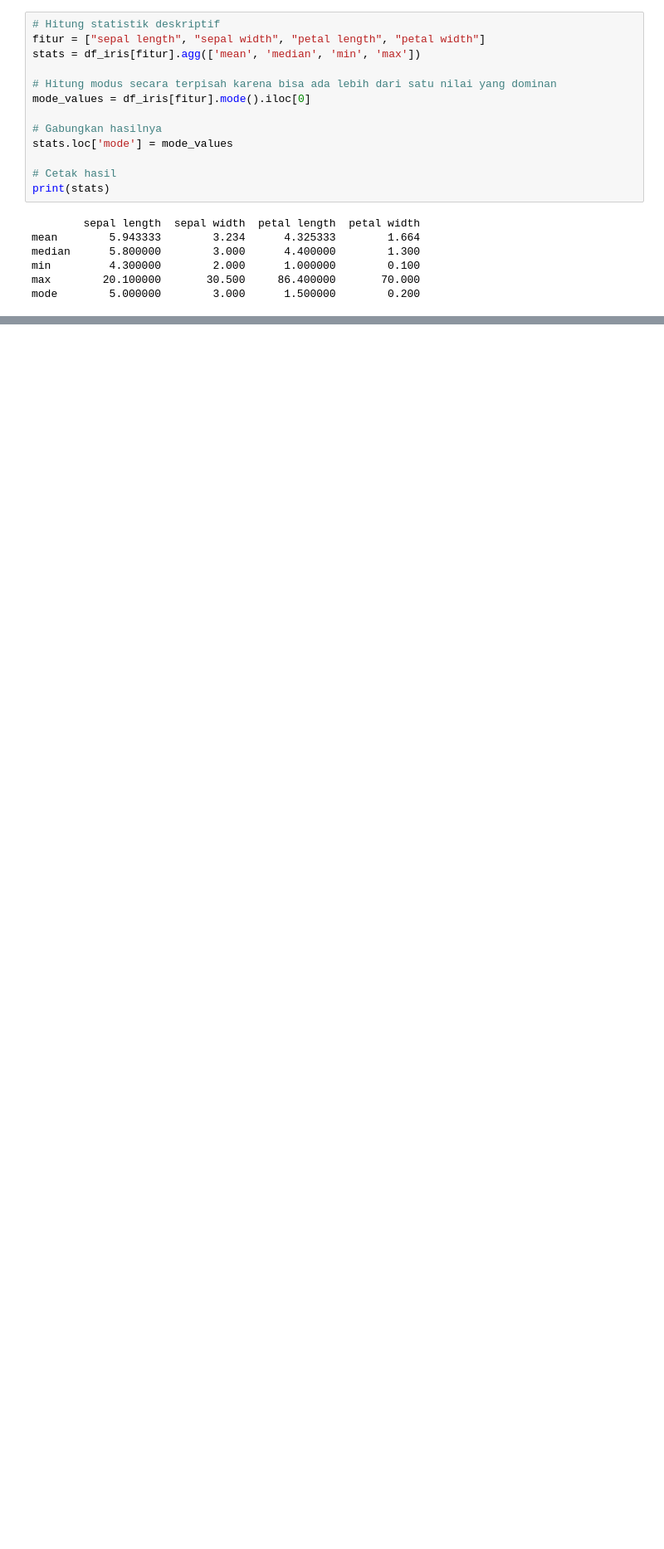
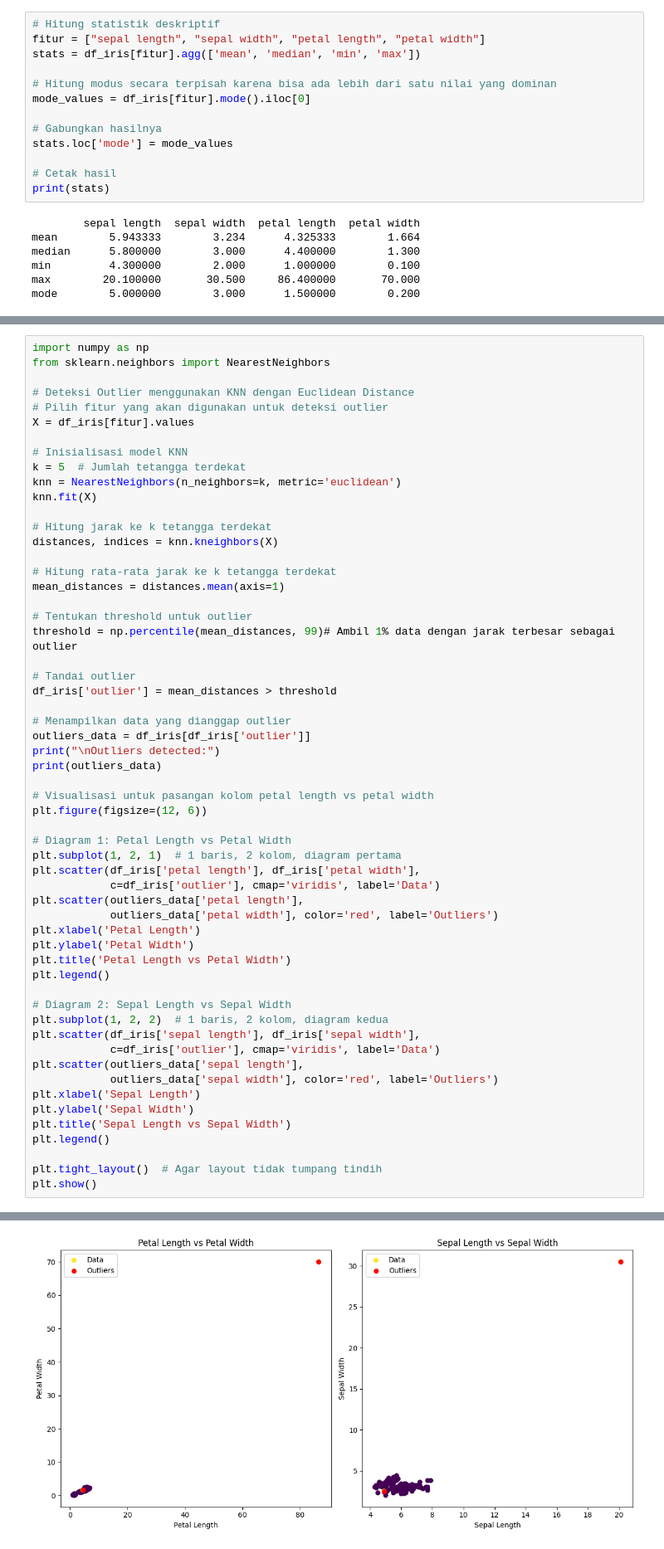
Before and after one commit to Zulfri-23-176/tryPendat, a Jupyter notebook: pendat/Pendat_Tugas_1.ipynb, the cells around one changed output, grey strips where cells are left out. Shown at 83% size. Cells and saved outputs as stored; diff of their text form; blank space fills up the shorter version.

Commit message:
KKN and Outliers

```diff
--- a/pendat/Pendat_Tugas_1.ipynb
+++ b/pendat/Pendat_Tugas_1.ipynb
@@ -238,0 +317,58 @@ plt.show()
+# %%
+import numpy as np
+from sklearn.neighbors import NearestNeighbors
+
+# Deteksi Outlier menggunakan KNN dengan Euclidean Distance
+# Pilih fitur yang akan digunakan untuk deteksi outlier
+X = df_iris[fitur].values
+
+# Inisialisasi model KNN
+k = 5  # Jumlah tetangga terdekat
+knn = NearestNeighbors(n_neighbors=k, metric='euclidean')
+knn.fit(X)
+
+# Hitung jarak ke k tetangga terdekat
+distances, indices = knn.kneighbors(X)
+
+# Hitung rata-rata jarak ke k tetangga terdekat
+mean_distances = distances.mean(axis=1)
+
+# Tentukan threshold untuk outlier
+threshold = np.percentile(mean_distances, 99)# Ambil 1% data dengan jarak terbesar sebagai outlier
+
+# Tandai outlier
+df_iris['outlier'] = mean_distances > threshold
+
+# Menampilkan data yang dianggap outlier
+outliers_data = df_iris[df_iris['outlier']]
+print("\nOutliers detected:")
+print(outliers_data)
+
+# Visualisasi untuk pasangan kolom petal length vs petal width
+plt.figure(figsize=(12, 6))
+
+# Diagram 1: Petal Length vs Petal Width
+plt.subplot(1, 2, 1)  # 1 baris, 2 kolom, diagram pertama
+plt.scatter(df_iris['petal length'], df_iris['petal width'],
+            c=df_iris['outlier'], cmap='viridis', label='Data')
+plt.scatter(outliers_data['petal length'],
+            outliers_data['petal width'], color='red', label='Outliers')
+plt.xlabel('Petal Length')
+plt.ylabel('Petal Width')
+plt.title('Petal Length vs Petal Width')
+plt.legend()
+
+# Diagram 2: Sepal Length vs Sepal Width
+plt.subplot(1, 2, 2)  # 1 baris, 2 kolom, diagram kedua
+plt.scatter(df_iris['sepal length'], df_iris['sepal width'],
+            c=df_iris['outlier'], cmap='viridis', label='Data')
+plt.scatter(outliers_data['sepal length'],
+            outliers_data['sepal width'], color='red', label='Outliers')
+plt.xlabel('Sepal Length')
+plt.ylabel('Sepal Width')
+plt.title('Sepal Length vs Sepal Width')
+plt.legend()
+
+plt.tight_layout()  # Agar layout tidak tumpang tindih
+plt.show()
+# %% [output]
@@ -238,0 +383 @@ plt.show()
+[figure, added]
```
Also changed, not shown: parts of 7 cells of this notebook, 1 other file.
